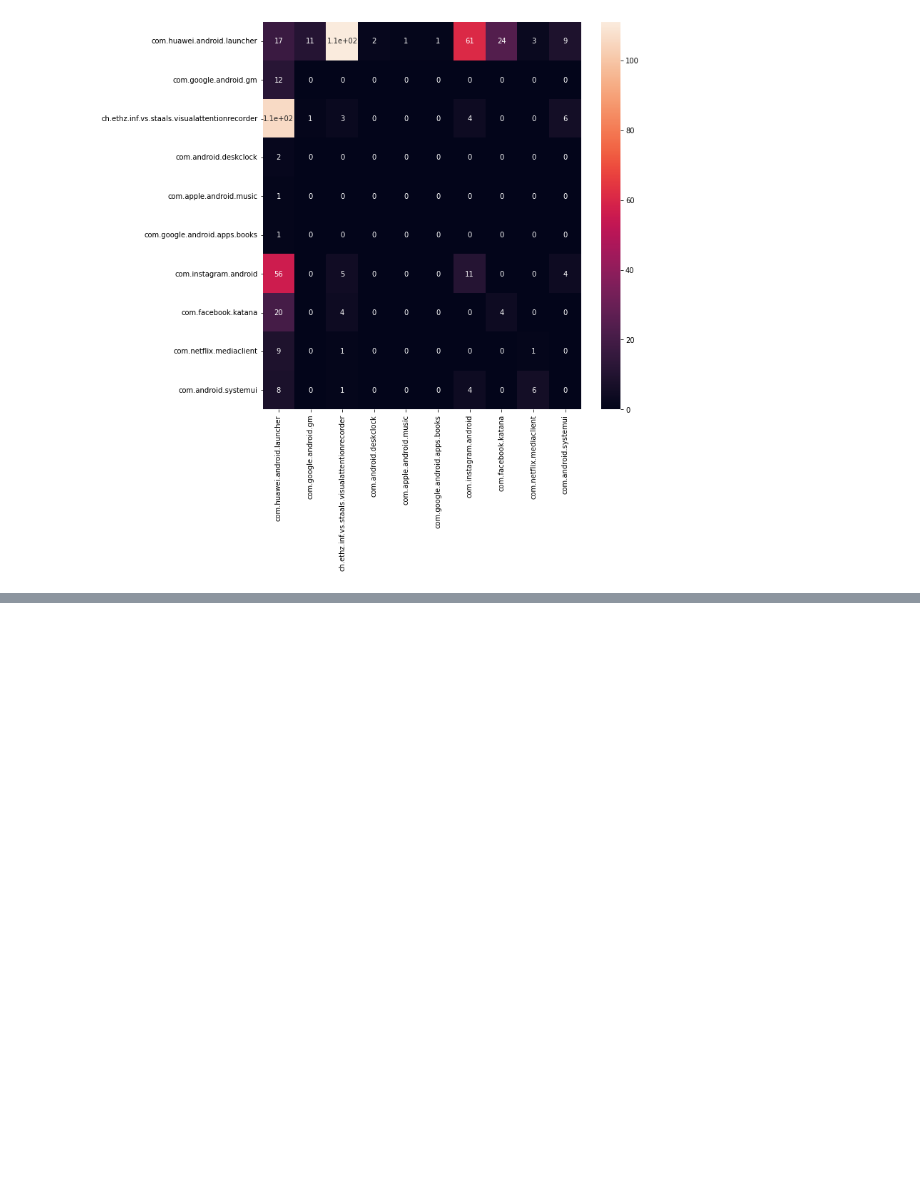
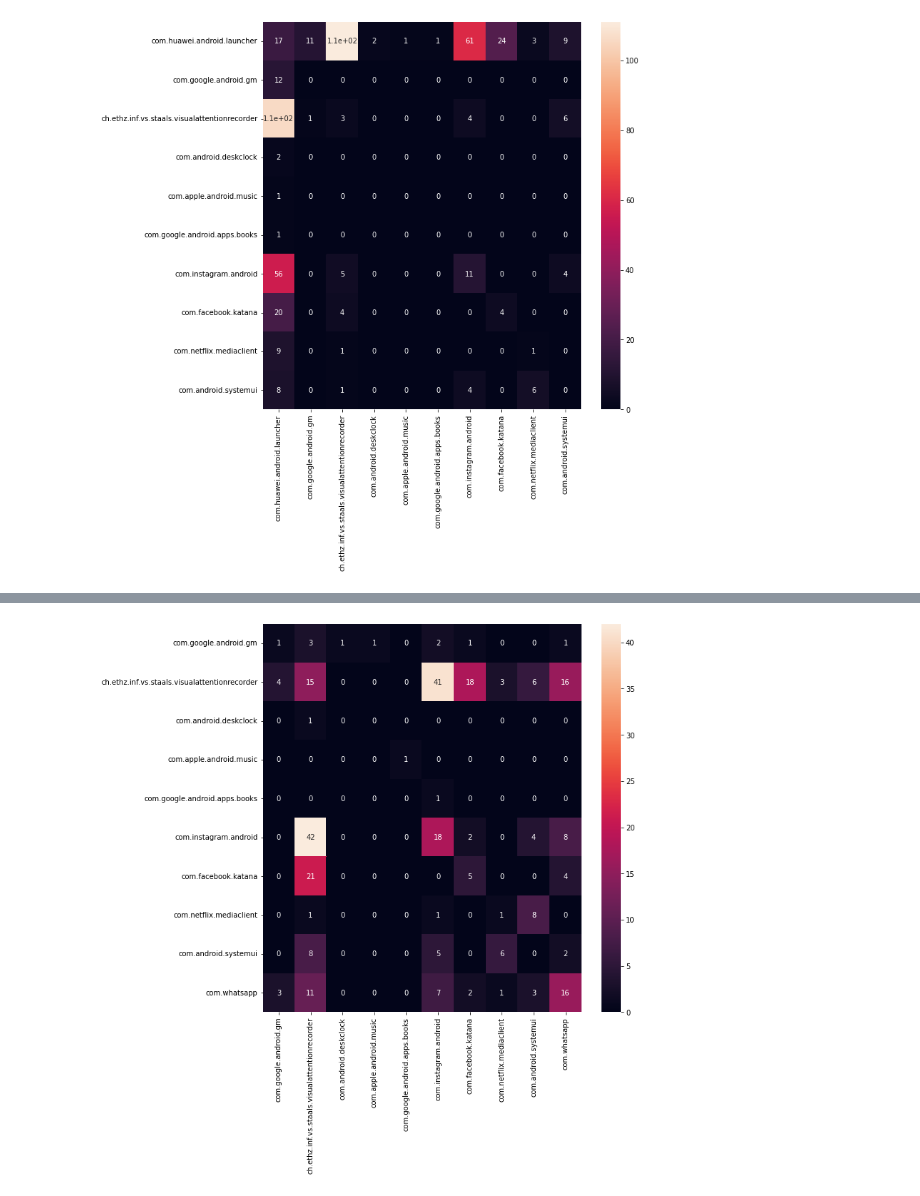
Before and after one commit to AbhishekKaushikCV/HCI, a Jupyter notebook: Transition_matrix_1.ipynb, the cells around one changed output, grey strips where cells are left out. Saved outputs shown, nothing was run; the diff lists cells and outputs as text; code cells hidden in the pictures; blank space fills up the shorter version.

```diff
--- a/Transition_matrix_1.ipynb
+++ b/Transition_matrix_1.ipynb
@@ -174,0 +258,8 @@ plt.savefig('10_apps_transition.png')
+# %%
+# Transition matrix of top 10 applications
+m_s_arr = m_arr[0:10,0:10]
+plt.figure(figsize=(10,10))
+s_ax = sns.heatmap(m_s_arr,annot=True,xticklabels=m_unique_apps[0:10],yticklabels=m_unique_apps[0:10])
+plt.savefig('m_10_apps_transition.png')
+# %% [output]
+[figure, added]
```
Also changed, not shown: parts of 34 cells of this notebook.
